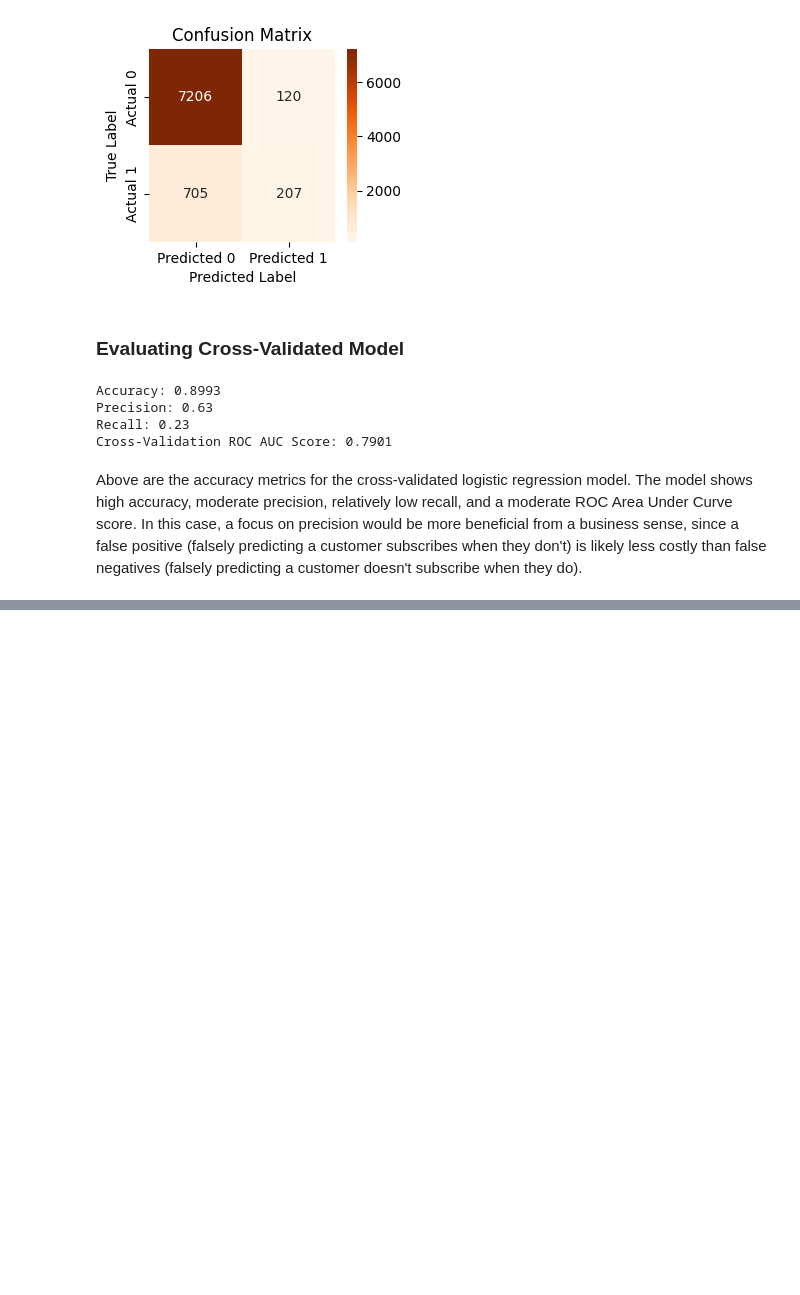
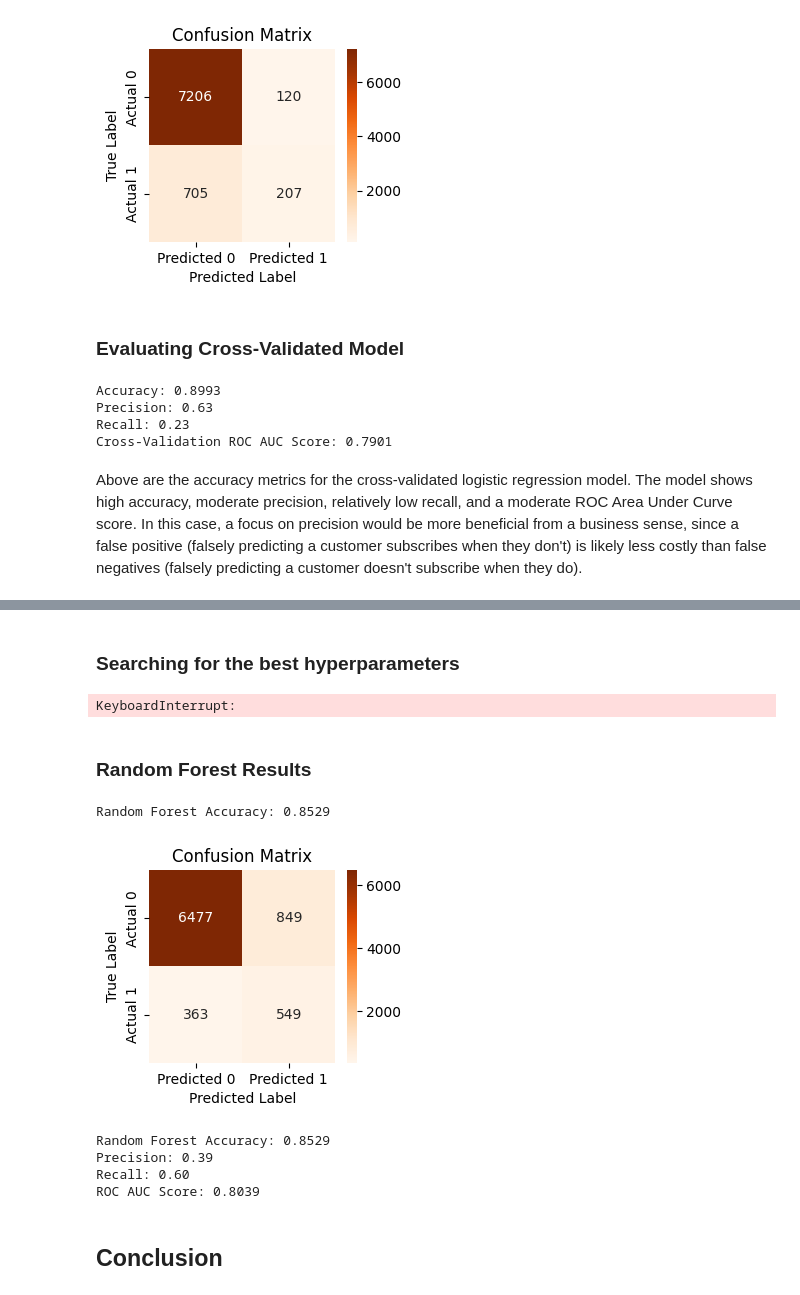
Before and after one commit to AaronVillegas5/uci-bank-marketing-analysis, a Jupyter notebook: bank_marketing_project.ipynb, the cells around one changed output, grey strips where cells are left out. Saved outputs shown, nothing was run; the diff lists cells and outputs as text; code cells hidden in the pictures; blank space fills up the shorter version.

Commit message:
Added random forest model with hyperparameter tuning, cross validation, confusion matrix, and precision/recall/ROCAUC/accuracy metrics

```diff
--- a/bank_marketing_project.ipynb
+++ b/bank_marketing_project.ipynb
@@ -317,0 +330,67 @@ Above are the accuracy metrics for the cross-validated logistic regression model
+# %% [markdown]
+### Searching for the best hyperparameters
+# %%
+from sklearn.ensemble import RandomForestClassifier
+from sklearn.model_selection import GridSearchCV
+
+param_grid = {
+    "n_estimators": [100, 200],
+    "max_depth": [10, 20, None],
+    "min_samples_leaf": [1, 2, 5],
+    "min_samples_split": [2, 5, 10],
+    "max_features": ["sqrt", "log2"],
+    "class_weight": ["balanced", None]
+}
+
+grid = GridSearchCV(
+    RandomForestClassifier(random_state=3),
+    param_grid,
+    cv=5,
+    scoring="roc_auc",
+    n_jobs=-1
+)
+
+grid.fit(X_train_encoded, y_train)
+
+print("Best parameters:", grid.best_params_)
+best_rf = grid.best_estimator_
+# %% [output]
+KeyboardInterrupt:
+# %% [markdown]
+### Random Forest Results
+# %%
+best_rf.fit(X_train_encoded, y_train)
+y_pred_rf = best_rf.predict(X_test_encoded)
+
+confusion_rf = confusion_matrix(y_test, y_pred_rf)
+plt.figure(figsize=(3,2.5))
+sns.heatmap(confusion_rf,
+            annot=True,
+            fmt="d",
+            cmap="Oranges",
+            xticklabels=["Predicted 0", "Predicted 1"],
+            yticklabels=["Actual 0", "Actual 1"])
+
+plt.xlabel("Predicted Label")
+plt.ylabel("True Label")
+plt.title("Confusion Matrix")
+plt.show()
+# %% [output]
+Random Forest Accuracy: 0.8529
+[figure, added]
+# %%
+accuracy_rf = accuracy_score(y_test, y_pred_rf)
+print(f'Random Forest Accuracy: {accuracy_rf:.4f}')
+precision = confusion_rf[1,1] / (confusion_rf[0,1] + confusion_rf[1,1]) if (confusion_rf[0,1] + confusion_rf[1,1]) > 0 else 0
+print(f'Precision: {precision:.2f}')
+recall = confusion_rf[1,1] / (confusion_rf[1,0] + confusion_rf[1,1]) if (confusion_rf[1,0] + confusion_rf[1,1]) > 0 else 0
+print(f'Recall: {recall:.2f}')
+y_prob = best_rf.predict_proba(X_test_encoded)[:,1]
+print(f"ROC AUC Score: {roc_auc_score(y_test, y_prob):.4f}")
+# %% [output]
+Random Forest Accuracy: 0.8529
+Precision: 0.39
+Recall: 0.60
+ROC AUC Score: 0.8039
+# %% [markdown]
+## Conclusion
```
Also changed, not shown: parts of 8 cells of this notebook.
